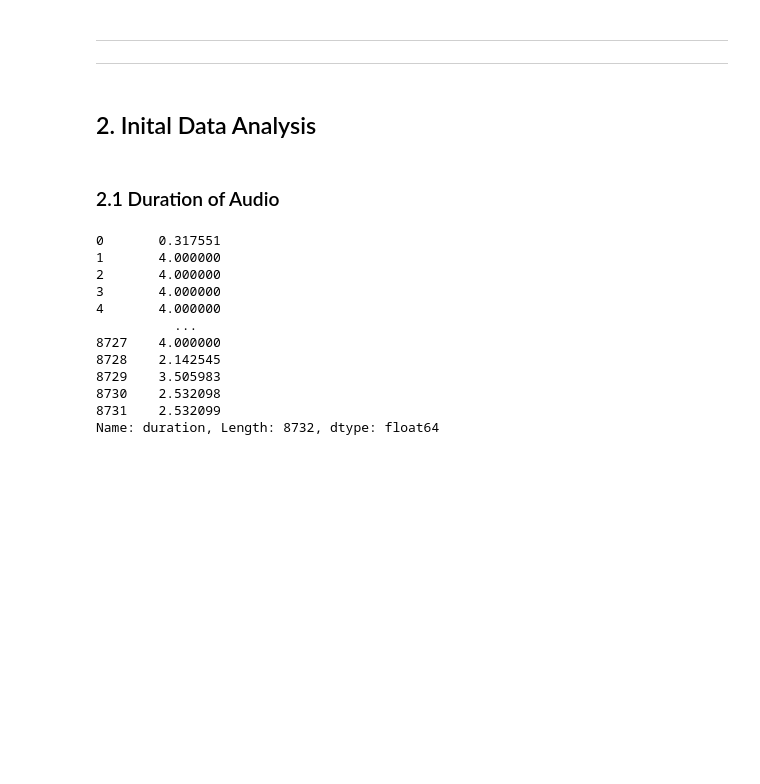
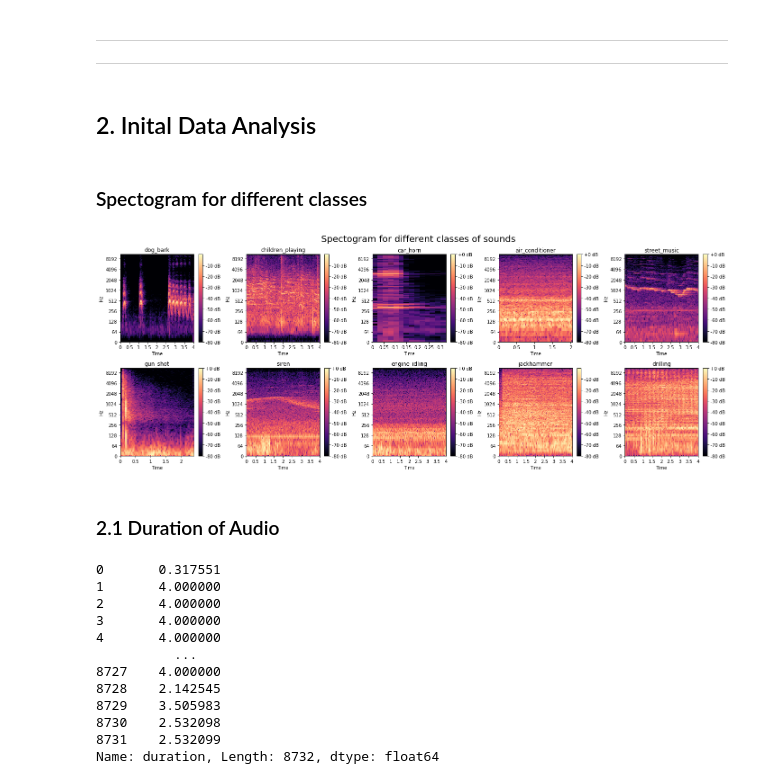
Before and after one commit to akshaypunwatkar/Sound_classification_urbansound8k, a Jupyter notebook: Sound_classifcation.ipynb, the cells around one changed output. Cells and saved outputs as stored; diff of their text form; code cells hidden in the pictures; blank space fills up the shorter version.

```diff
--- a/Sound_classifcation.ipynb
+++ b/Sound_classifcation.ipynb
@@ -62,28 +87,0 @@ ipd.Audio(filename)
-# %%
-# Draw the MFCC Spectrogram for each of the class of the sound data
-# choose a sample of sound from each class
-sound_sample = []
-for c in range(10):
-    for index, row in meta_data.iterrows():
-        if c == row['classID']:
-            sound_sample.append(row)
-            break
-sound_sample_mfcc = []
-for i in range(10):
-    file_name = 'audio/fold' + str(sound_sample[i]['fold']) + '/'+ sound_sample[i]['slice_file_name']
-    audio, sample_rate = librosa.load(file_name, res_type='kaiser_fast')
-    mfccs = librosa.feature.mfcc(y=audio, sr=sample_rate, n_mfcc=40)
-    sound_sample_mfcc.append(mfccs)
-# %%
-# Draw the MFCC Spectrogram for each class
-sound_class_dic = meta_data.groupby(['class', 'classID']).size()
-fig = plt.figure(figsize=(20, 8))
-fig.subplots_adjust(hspace = 0.5, wspace = 0.5)
-plt.title('MFCC for different class of sounds on log Hz', y = 1.05, fontsize = 18)
-plt.axis('off')
-for i in range(10):
-    fig.add_subplot(2,5,i+1)
-    plt.title(f'{sound_class_dic.index[i][0]}')
-    librosa.display.specshow(sound_sample_mfcc[i], x_axis='time', y_axis='log')
-    plt.colorbar(format='%+2.0f dB')
-    plt.tight_layout()
@@ -124,6 +120,25 @@ audio_data.head()
 ***
 # %% [markdown]
 ## 2. Inital Data Analysis
+# %% [markdown]
+### Spectogram for different classes
+# %%
+fig = plt.figure(figsize=(20, 8))
+fig.subplots_adjust(hspace = 0.5, wspace = 0.5)
+classes = list(meta_data['class'].unique())
+plt.title('Spectogram for different classes of sounds\n',size=20)
+plt.axis('off')
+for i in range(10):
+    fig.add_subplot(2,5,i+1)
+    plt.title(classes[i])
+    file_name = 'sample_sound/'+classes[i]+".wav"
+    data,sample_rate = librosa.load(file_name)
+    D = librosa.amplitude_to_db(np.abs(librosa.stft(data)), ref=np.max)
+    librosa.display.specshow(D, x_axis = "time",y_axis='log')
+    plt.colorbar(format='%+2.0f dB')
+    plt.tight_layout()
+# %% [output]
+[figure, added]
 # %% [markdown]
 ### 2.1   Duration of Audio
 # %%
```
Also changed, not shown: parts of 63 cells of this notebook.
